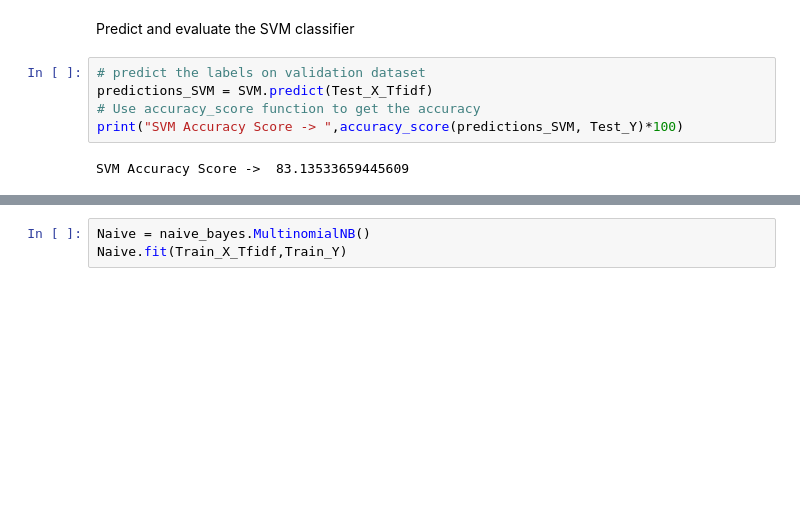
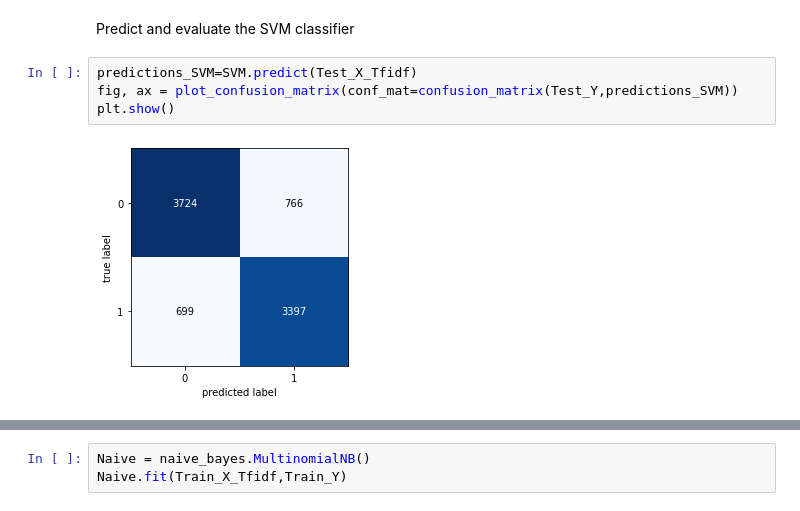
Before and after one commit to ndvinh98/CS114.K21-Machine-Learning, a Jupyter notebook: Case_Study_1_Sarcasm_Detection.ipynb, the cells around one changed output, grey strips where cells are left out. Cells and saved outputs as stored; diff of their text form; blank space fills up the shorter version.

```diff
--- a/Case_Study_1_Sarcasm_Detection.ipynb
+++ b/Case_Study_1_Sarcasm_Detection.ipynb
@@ -309,10 +340,9 @@ SVC(C=1.0, break_ties=False, cache_size=200, class_weight=None, coef0=0.0,
     tol=0.001, verbose=True)
 # %% [markdown]
 Predict and evaluate the SVM classifier
-# %%
-# predict the labels on validation dataset
-predictions_SVM = SVM.predict(Test_X_Tfidf)
-# Use accuracy_score function to get the accuracy
-print("SVM Accuracy Score -> ",accuracy_score(predictions_SVM, Test_Y)*100)
-# %% [output]
-SVM Accuracy Score ->  83.13533659445609
+# %%
+predictions_SVM=SVM.predict(Test_X_Tfidf)
+fig, ax = plot_confusion_matrix(conf_mat=confusion_matrix(Test_Y,predictions_SVM))
+plt.show()
+# %% [output]
+[figure, added]
```
Also changed, not shown: parts of 20 cells of this notebook.
